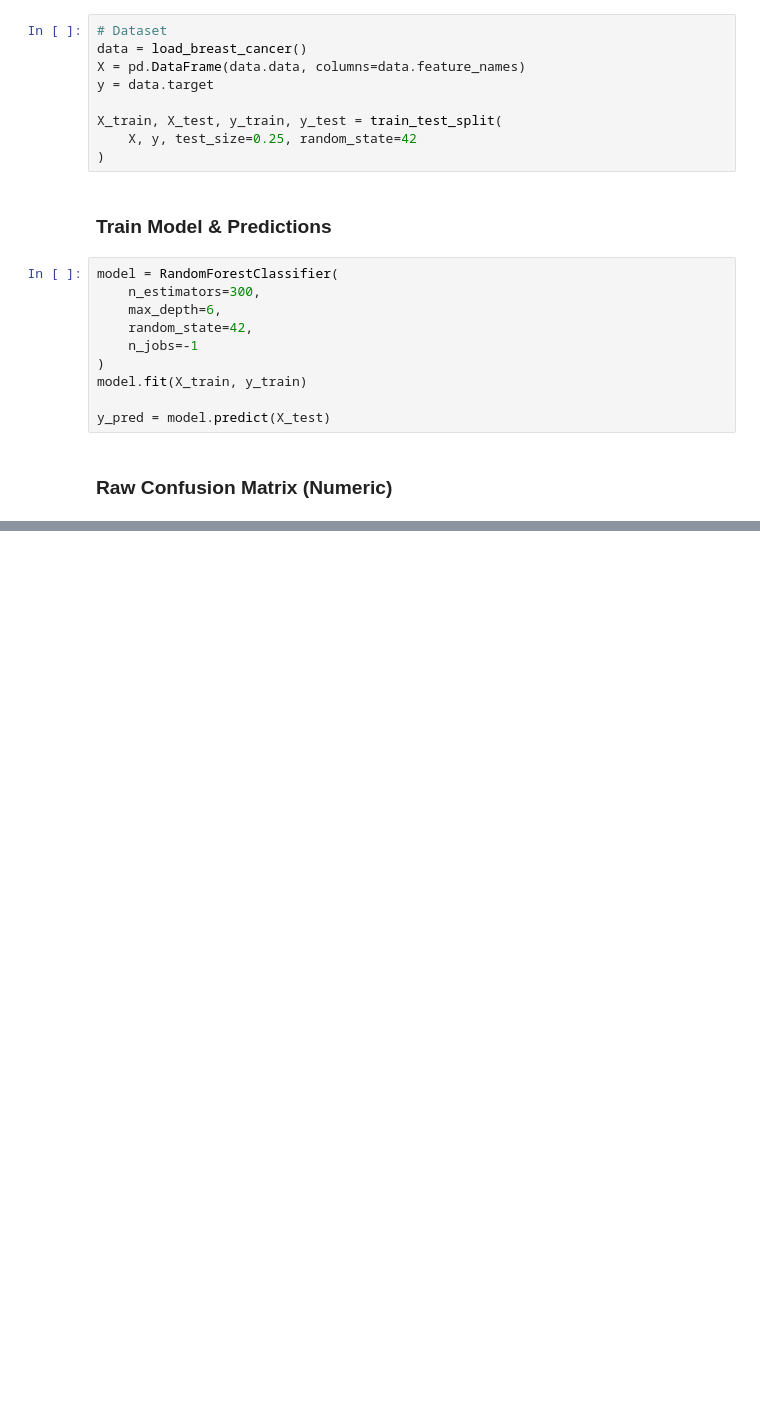
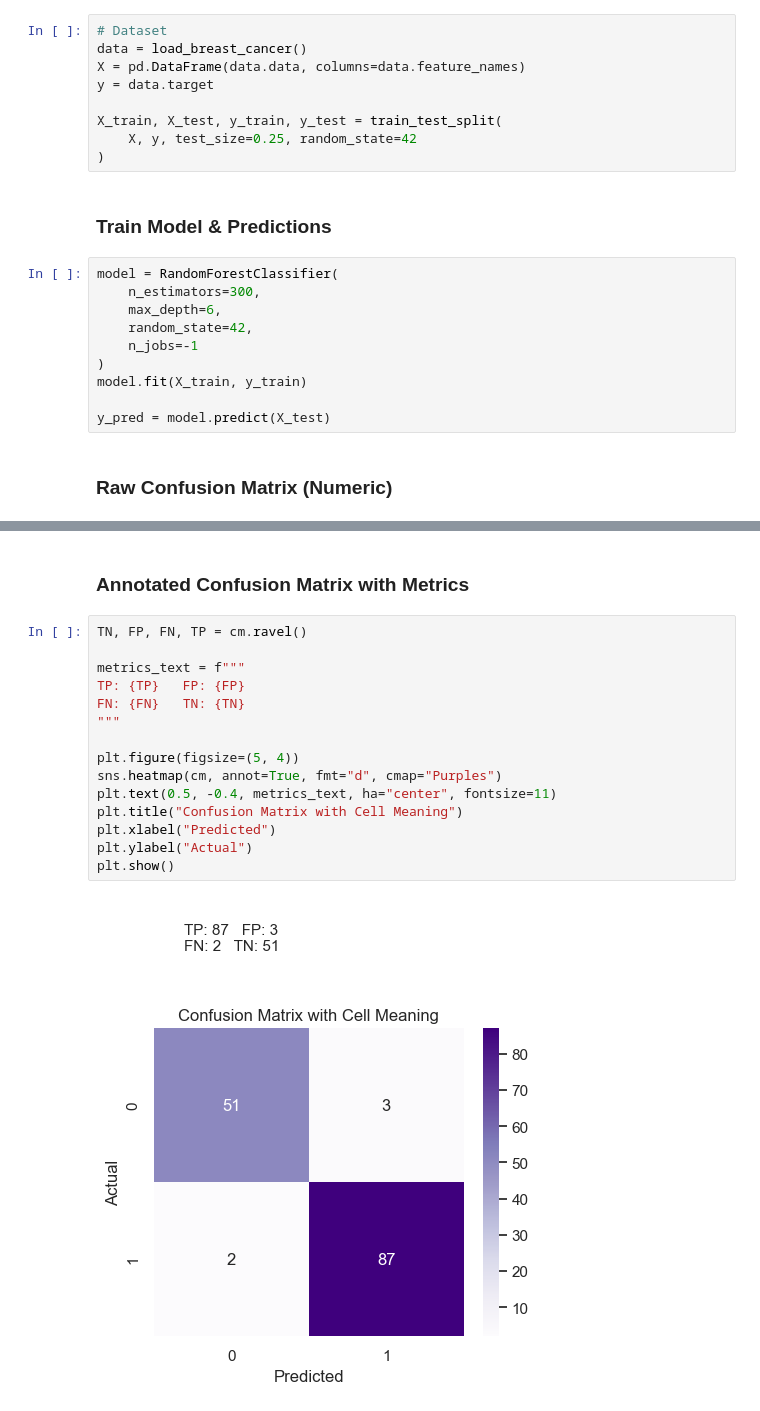
Before and after one commit to Biswamitra4599/DataAnalysis, a Jupyter notebook: Model Behavior/Confusion_Matrix.ipynb, the cells around one changed output, grey strips where cells are left out. Cells and saved outputs as stored; diff of their text form; blank space fills up the shorter version.

```diff
--- a/Model Behavior/Confusion_Matrix.ipynb
+++ b/Model Behavior/Confusion_Matrix.ipynb
@@ -38,0 +96,19 @@ y_pred = model.predict(X_test)
+# %% [markdown]
+### Annotated Confusion Matrix with Metrics
+# %%
+TN, FP, FN, TP = cm.ravel()
+
+metrics_text = f"""
+TP: {TP}   FP: {FP}
+FN: {FN}   TN: {TN}
+"""
+
+plt.figure(figsize=(5, 4))
+sns.heatmap(cm, annot=True, fmt="d", cmap="Purples")
+plt.text(0.5, -0.4, metrics_text, ha="center", fontsize=11)
+plt.title("Confusion Matrix with Cell Meaning")
+plt.xlabel("Predicted")
+plt.ylabel("Actual")
+plt.show()
+# %% [output]
+[figure, added]
```
Also changed, not shown: parts of 11 cells of this notebook, 1 other file.
